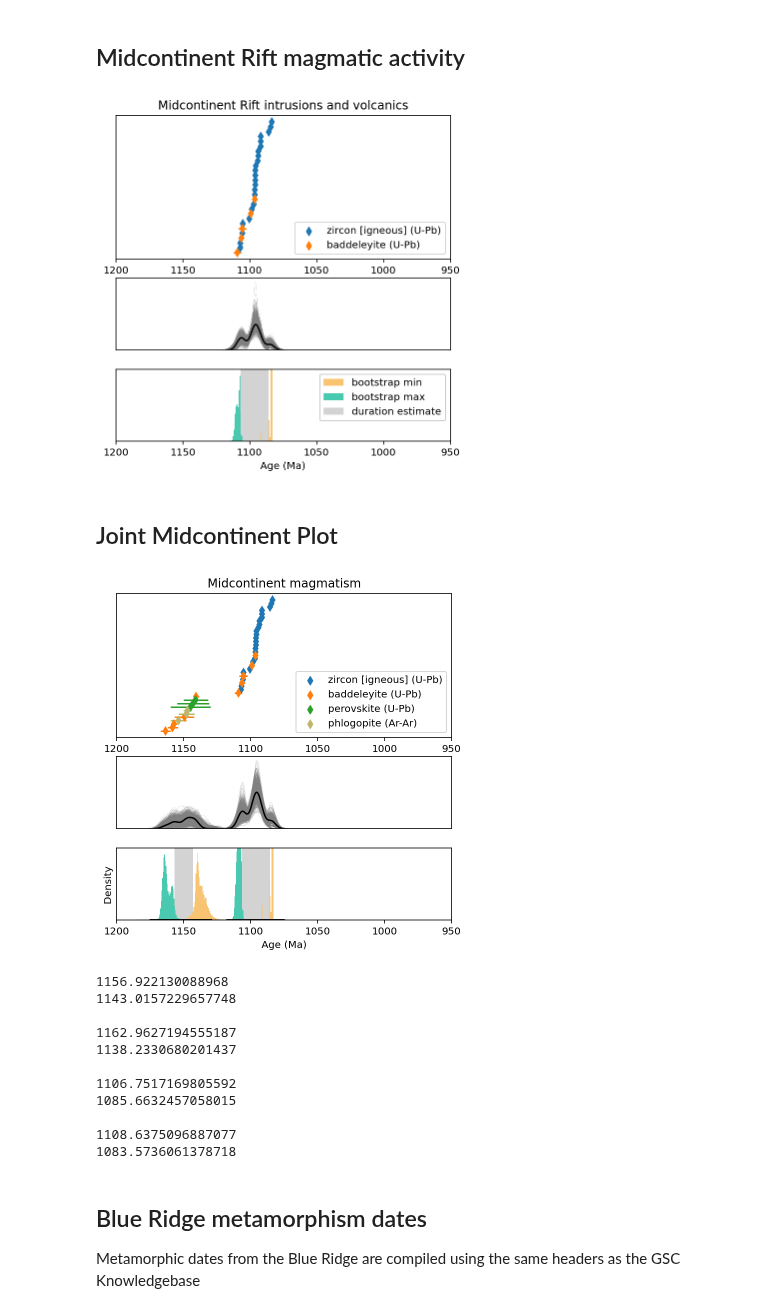
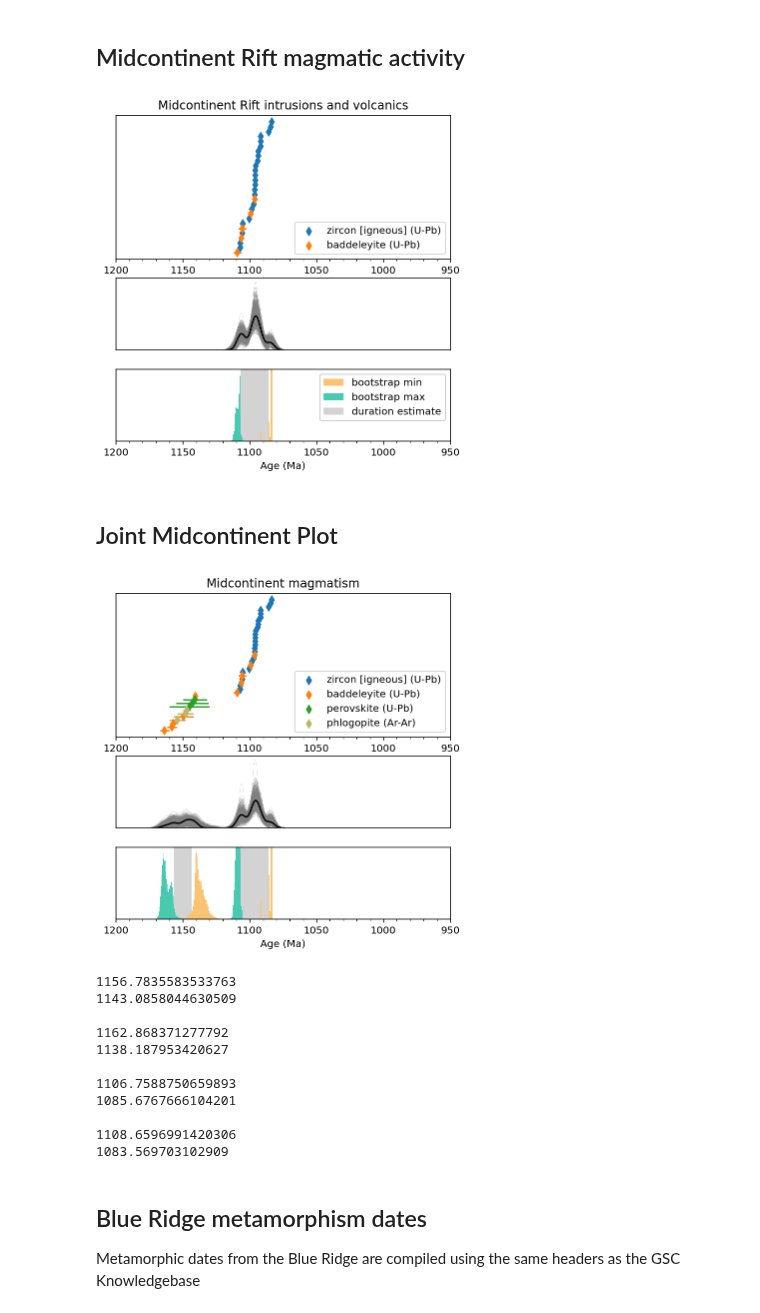
Before and after one commit to Swanson-Hysell/Mesoproterozoic_Turning_Point, a Jupyter notebook: code/Mesoprot_geochron.ipynb, the cells around one changed output. Cells and saved outputs as stored; diff of their text form; code cells hidden in the pictures.

Commit message:
add minor ticks to geochron figure

```diff
--- a/code/Mesoprot_geochron.ipynb
+++ b/code/Mesoprot_geochron.ipynb
@@ -234,9 +237,9 @@ plt.errorbar(MCR_dates_b.Age,
              fmt='d',color='C1')
 
 plt.gca().set_yticks([])
-#plt.gca().set_xticks([])
 plt.legend(handles=[zircon_marker,bad_marker],loc=4)
 plt.xlim(1200,950)
+plt.gca().xaxis.set_minor_locator(tck.AutoMinorLocator())
 
 fig.add_subplot(spec[1])
 
@@ -252,6 +255,7 @@ plot_bootstrap_hist(boot_maxs,boot_mins,MCR_max,MCR_min,age_range_max=1150,age_r
 
 plt.legend(framealpha=1)
 plt.xlim(1200,950)
+plt.gca().xaxis.set_minor_locator(tck.AutoMinorLocator())
 plt.gca().set_ylabel('')
 ax2.set_yticks([])
 plt.xlabel('Age (Ma)')
@@ -259,7 +263,7 @@ plt.xlabel('Age (Ma)')
 plt.savefig('geochron_MCR.png',dpi=300,bbox_inches='tight',pad_inches = 0.1)
 plt.show()
 # %% [output]
-[figure, old version]
+[figure, new version]
 # %% [markdown]
 ## Joint Midcontinent Plot
 # %%
@@ -299,39 +303,41 @@ plt.gca().set_yticks([])
 #plt.gca().set_xticks([])
 plt.legend(handles=[zircon_marker,bad_marker,perov_marker,phlog_marker],loc=4)
 plt.xlim(1200,950)
+plt.gca().xaxis.set_minor_locator(tck.AutoMinorLocator())
 
 fig.add_subplot(spec[1])
 
 boot_maxs,boot_mins,Midcontinent_max,Midcontinent_max = bootstrap_calc_plot(pd.concat([Abitibi_dates,MCR_dates]),
                                                                             kde_bandwidth=0.25,bootstrap_n=bootstrap_number)
 plt.xlim(1200,950)
 plt.gca().set_xticks([])
 plt.gca().set_yticks([])
 plt.gca().set_ylabel('')
 plt.gca().set_xlabel('')
 
 ax2 = fig.add_subplot(spec[2])
 
-boot_maxs,boot_mins,MCR_max,MCR_min = bootstrap_calc_plot(MCR_dates,bootstrap_n=bootstrap_number)
+boot_maxs,boot_mins,MCR_max,MCR_min = bootstrap_calc_plot(MCR_dates,bootstrap_n=bootstrap_number,plot=False)
 plot_bootstrap_hist(boot_maxs,boot_mins,MCR_max,MCR_min,age_range_max=1150,age_range_min=1050)
 
 MCR_max_median = np.median(boot_maxs)
 MCR_min_median = np.median(boot_mins)
 
-boot_maxs,boot_mins,Abitibi_max,Abitibi_min = bootstrap_calc_plot(Abitibi_dates,bootstrap_n=bootstrap_number)
+boot_maxs,boot_mins,Abitibi_max,Abitibi_min = bootstrap_calc_plot(Abitibi_dates,bootstrap_n=bootstrap_number,plot=False)
 plot_bootstrap_hist(boot_maxs,boot_mins,Abitibi_max,Abitibi_min)
 
 Abitibi_max_median = np.median(boot_maxs)
 Abitibi_min_median = np.median(boot_mins)
 
 plt.xlim(1200,950)
+plt.gca().xaxis.set_minor_locator(tck.AutoMinorLocator())
 ax2.set_yticks([])
 plt.xlabel('Age (Ma)')
 
 plt.savefig('geochron_Midcontinent.png',dpi=300,bbox_inches='tight',pad_inches = 0.1)
 plt.show()
 # %% [output]
-[figure, old version]
+[figure, new version]
 # %%
 print(Abitibi_max)
 print(Abitibi_min)
@@ -345,17 +351,17 @@ print('')
 print(MCR_max_median)
 print(MCR_min_median)
 # %% [output]
-1156.922130088968
-1143.0157229657748
+1156.7835583533763
+1143.0858044630509
 
-1162.9627194555187
-1138.2330680201437
+1162.868371277792
+1138.187953420627
 
-1106.7517169805592
-1085.6632457058015
+1106.7588750659893
+1085.6767666104201
 
-1108.6375096887077
-1083.5736061378718
+1108.6596991420306
+1083.569703102909
 # %% [markdown]
 ## Blue Ridge metamorphism dates
 
```
Also changed, not shown: parts of 8 cells of this notebook, 7 other files.
